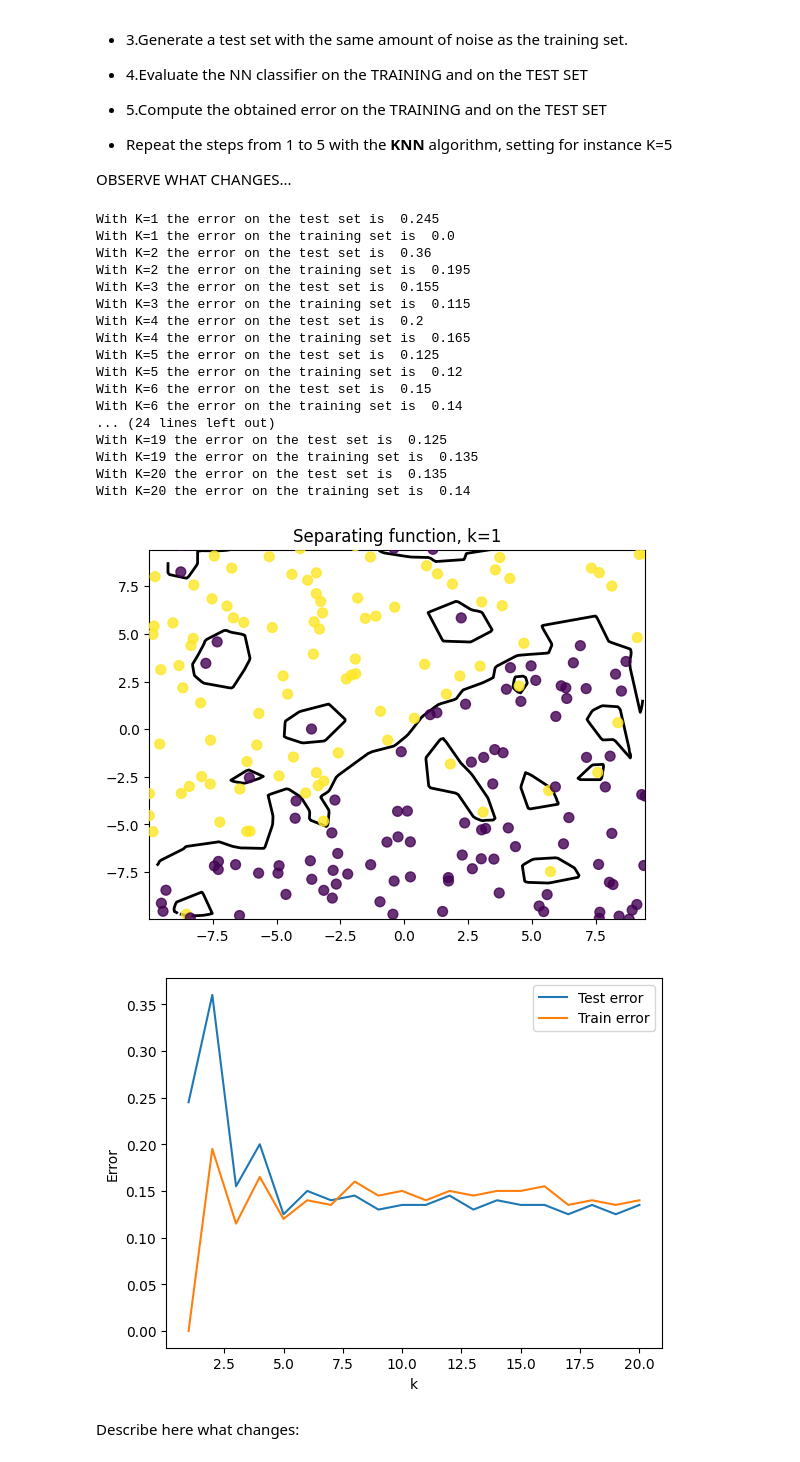
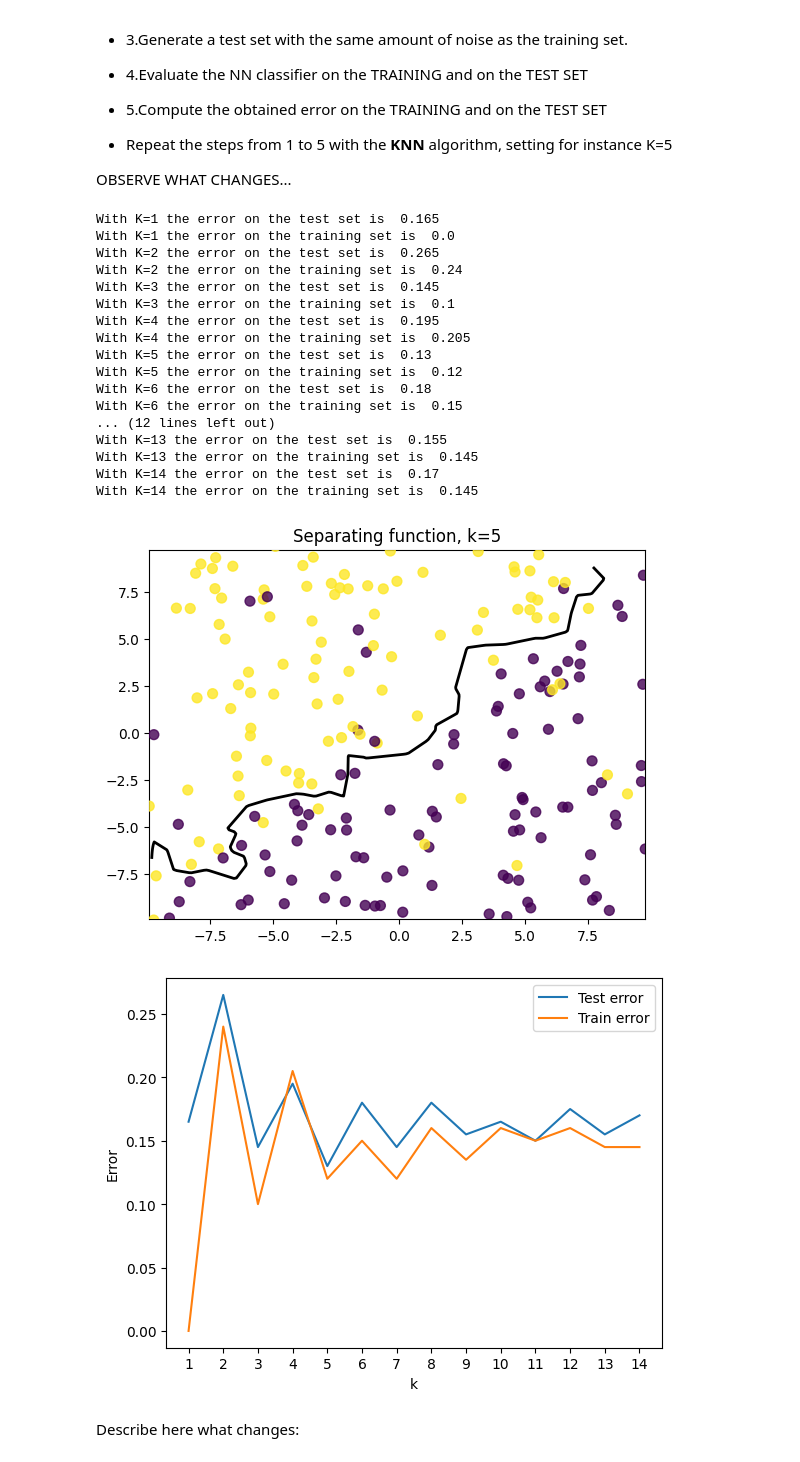
Before and after one commit to Clonecodesash/MachineLearning, a Jupyter notebook: Lab1_KNN.ipynb, the cells around one changed output. Cells and saved outputs as stored; diff of their text form; code cells hidden in the pictures.

```diff
--- a/Lab1_KNN.ipynb
+++ b/Lab1_KNN.ipynb
@@ -257,7 +256,7 @@ q = 0.0
 low_D = -10
 high_D = 10
 
-k = 1
+k = 5
 
 #TODO: Generate a training set  NOISE = 10%
 Xtr, Ytr = linearBinaryClass(n, low_D, high_D, m, q)
@@ -266,53 +265,66 @@ Ytr= flipLabels(Ytr, 10)
 separatingFkNN(Xtr, Ytr, k, Xtr)
 #TODO: Generate a test set WITHOUT NOISE
 Xte, Yte = linearBinaryClass(n, low_D, high_D, m, q)
 Yte= flipLabels(Yte, 10)
 
+# #TODO: Evaluate the NN classifier on the TEST SET
+# Ypred = kNNClassify(Xtr, Ytr, k, Xte)
+# #TODO: Compute the error on the TEST SET
+# err = calcError(Ypred, Yte)
+# print("With K=%d the error on the test set is " % (k), err)
+
+# # How the classifier perform on the TRAINING SET instead?
+# Ypredtr = kNNClassify(Xtr, Ytr, k, Xtr)
+# errtr = calcError(Ypredtr, Ytr)
+# print("With K=%d the error on the training set is " % (k), errtr)
+
+
 testerros = []
 trainerrors = []
-for k in range(1, 21):
+for k in range(1,15):
     #TODO: Evaluate the NN classifier on the TEST SET
     Ypred = kNNClassify(Xtr, Ytr, k, Xte)
     #TODO: Compute the error on the TEST SET
     err = calcError(Ypred, Yte)
     testerros.append(err)
     print("With K=%d the error on the test set is " % (k), err)
 
 
 
     # How the classifier perform on the TRAINING SET instead?
     Ypredtr = kNNClassify(Xtr, Ytr, k, Xtr)
     errtr = calcError(Ypredtr, Ytr)
     trainerrors.append(errtr)
     print("With K=%d the error on the training set is " % (k), errtr)
 
 plt.figure()
-plt.plot(range(1, 21), testerros, label='Test error')
-plt.plot(range(1, 21), trainerrors, label='Train error')
+plt.plot(range(1,15), testerros, label='Test error')
+plt.plot(range(1,15), trainerrors, label='Train error')
 plt.xlabel('k')
+plt.xticks(range(1,15))
 plt.ylabel('Error')
 plt.legend()
 plt.show()
 # %% [output]
-With K=1 the error on the test set is  0.245
+With K=1 the error on the test set is  0.165
 With K=1 the error on the training set is  0.0
-With K=2 the error on the test set is  0.36
-With K=2 the error on the training set is  0.195
-With K=3 the error on the test set is  0.155
-With K=3 the error on the training set is  0.115
-With K=4 the error on the test set is  0.2
-With K=4 the error on the training set is  0.165
-With K=5 the error on the test set is  0.125
+With K=2 the error on the test set is  0.265
+With K=2 the error on the training set is  0.24
+With K=3 the error on the test set is  0.145
+With K=3 the error on the training set is  0.1
+With K=4 the error on the test set is  0.195
+With K=4 the error on the training set is  0.205
+With K=5 the error on the test set is  0.13
 With K=5 the error on the training set is  0.12
-With K=6 the error on the test set is  0.15
-With K=6 the error on the training set is  0.14
-... (24 lines left out)
-With K=19 the error on the test set is  0.125
-With K=19 the error on the training set is  0.135
-With K=20 the error on the test set is  0.135
-With K=20 the error on the training set is  0.14
+With K=6 the error on the test set is  0.18
+With K=6 the error on the training set is  0.15
+... (12 lines left out)
+With K=13 the error on the test set is  0.155
+With K=13 the error on the training set is  0.145
+With K=14 the error on the test set is  0.17
+With K=14 the error on the training set is  0.145
-[figure, old version]
+[figure, new version]
-[figure, old version]
+[figure, new version]
 # %% [markdown]
 Describe here what changes:
 # %% [markdown]
```
Also changed, not shown: parts of 5 cells of this notebook, 1 other file.
